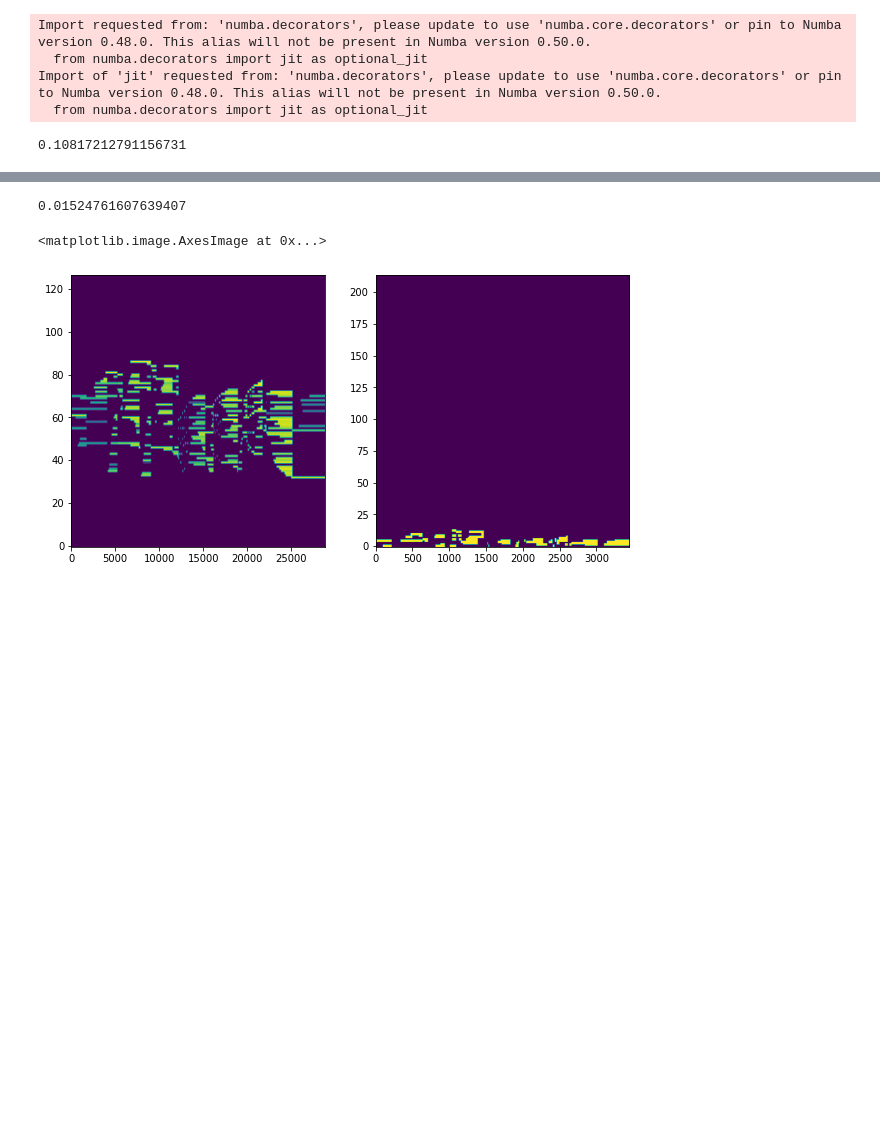
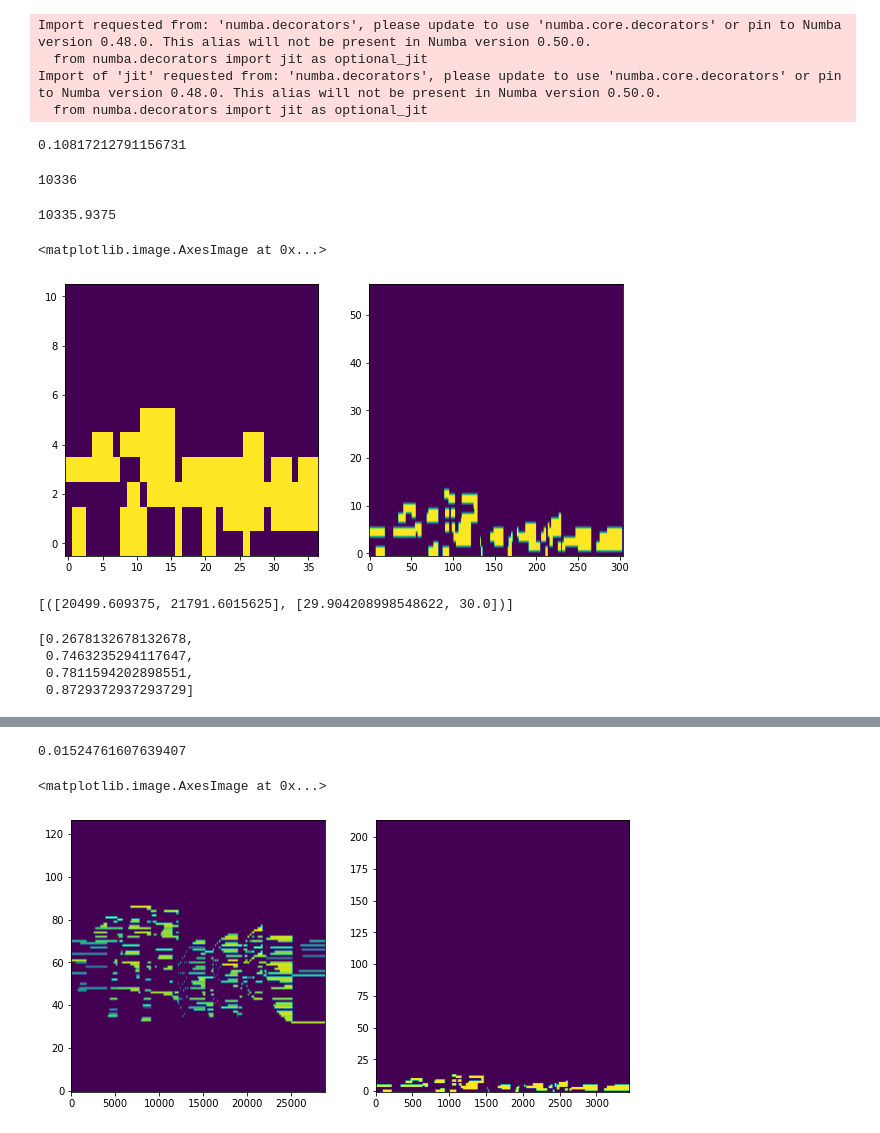
Before and after one commit to nicolasfigueiredo/integration, a Jupyter notebook: notebooks/cost-experiment/check_pct_refinement.ipynb, the cells around one changed output, grey strips where cells are left out. Cells and saved outputs as stored; diff of their text form; code cells hidden in the pictures; blank space fills up the shorter version.

```diff
--- a/notebooks/cost-experiment/check_pct_refinement.ipynb
+++ b/notebooks/cost-experiment/check_pct_refinement.ipynb
@@ -50,2 +99,21 @@ get_pct_to_refine(midi_file, [200,200], timestamp)
 # %% [output]
 0.10817212791156731
+# %%
+spec.shape[1]
+# %% [output]
+10336
+# %%
+44100*30/128
+# %% [output]
+10335.9375
+# %%
+plt.figure(figsize=[10,5])
+
+plt.subplot(1,2,1)
+plt.imshow(get_refine_map(midi_file, [800,800], timestamp), origin='lower', aspect='auto')
+
+plt.subplot(1,2,2)
+plt.imshow(get_refine_map(midi_file, [100,100], timestamp), origin='lower', aspect='auto')
+# %% [output]
+<matplotlib.image.AxesImage at 0x...>
+[figure, added]
@@ -51,0 +125,11 @@ get_pct_to_refine(midi_file, [200,200], timestamp)
+# %%
+detect_musical_regions.musical_regions_to_ranges([17327], second_level.shape, x_axis, y_axis, [100,100], n_fft=n_fft, hop_size=hop_size)
+# %% [output]
+[([20499.609375, 21791.6015625], [29.904208998548622, 30.0])]
+# %%
+get_pct_to_refine_multilevel(midi_file, [[800,800], [400,400], [200,200], [100,100]], timestamp)
+# %% [output]
+[0.2678132678132678,
+ 0.7463235294117647,
+ 0.7811594202898551,
+ 0.8729372937293729]
```
Also changed, not shown: parts of 12 cells of this notebook, 7 other files.
